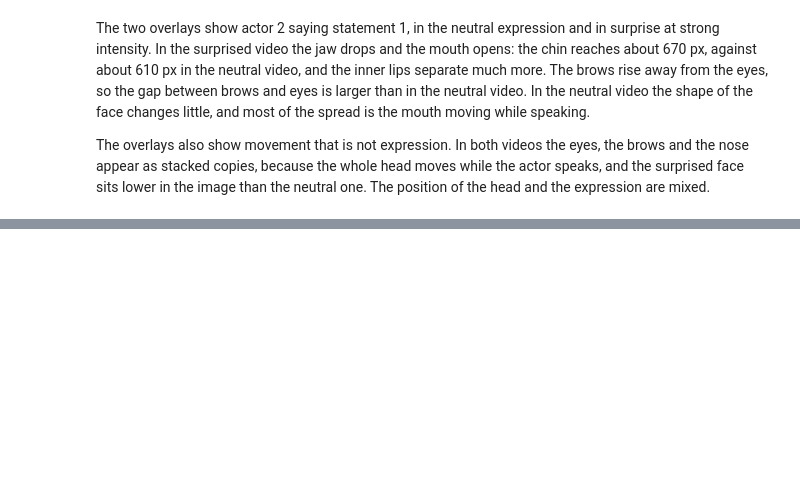
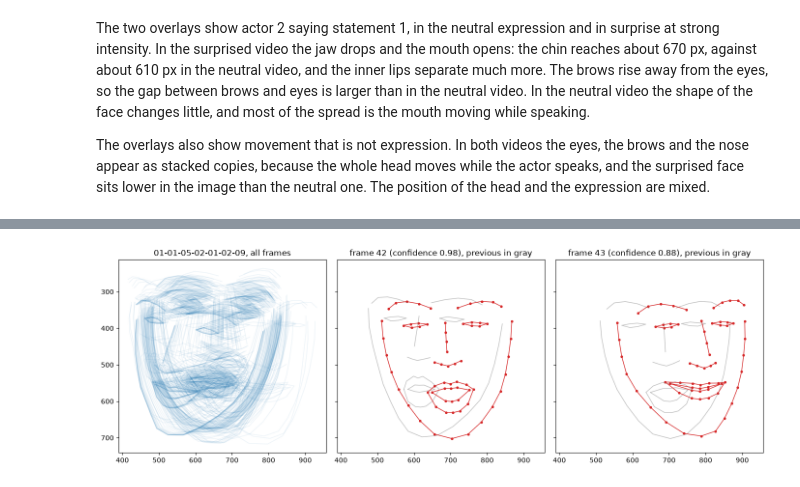
Before and after one commit to migasantunes/Emotion_Recognition, a Jupyter notebook: notebooks/01_data.ipynb, the cells around one changed output, grey strips where cells are left out. Drawn from its saved outputs; the diff is of its cells as text; code cells hidden in the pictures; blank space fills up the shorter version.

Commit message:
Q1.6: confidence analysis and implications for section 2

```diff
--- a/notebooks/01_data.ipynb
+++ b/notebooks/01_data.ipynb
@@ -167,0 +210,21 @@ The overlays also show movement that is not expression. In both videos the eyes,
+# %%
+# Example: one of the videos with the lowest confidence (actor 9, angry, strong)
+example_id = "01-01-05-02-01-02-09"
+example = df[df["video_id"] == example_id].set_index("frame")
+
+fig, axes = plt.subplots(1, 3, figsize=(14, 4.5), sharex=True, sharey=True)
+
+# Left: all the frames of the video overlaid
+overlay_video(example, ax=axes[0])
+axes[0].set_title(f"{example_id}, all frames")
+
+# Middle and right: one frame in red over the previous one in gray
+for ax, frame in zip(axes[1:], [42, 43]):
+    draw_landmarks(example.loc[frame - 1], ax=ax, color="gray", alpha=0.5, points=False)
+    draw_landmarks(example.loc[frame], ax=ax, color="tab:red")
+    ax.set_title(f"frame {frame} (confidence {example.loc[frame, 'confidence']}), previous in gray")
+
+plt.tight_layout()
+plt.show()
+# %% [output]
+[figure, added]
```
Also changed, not shown: parts of 5 cells of this notebook.
